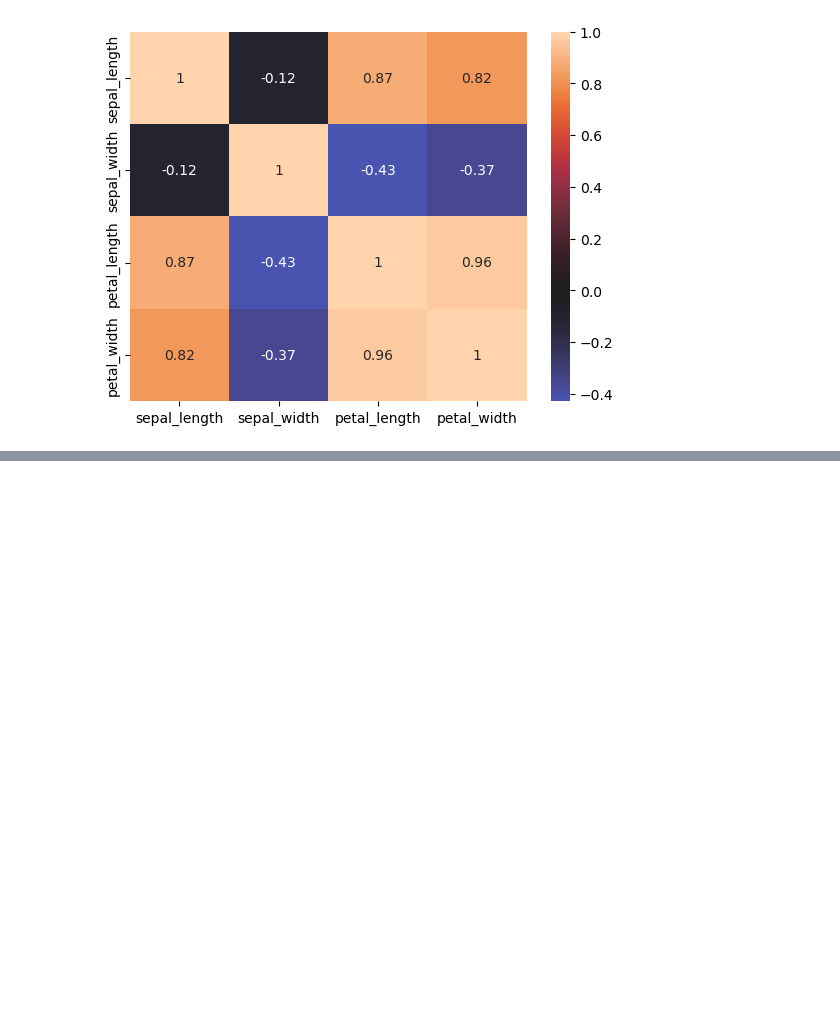
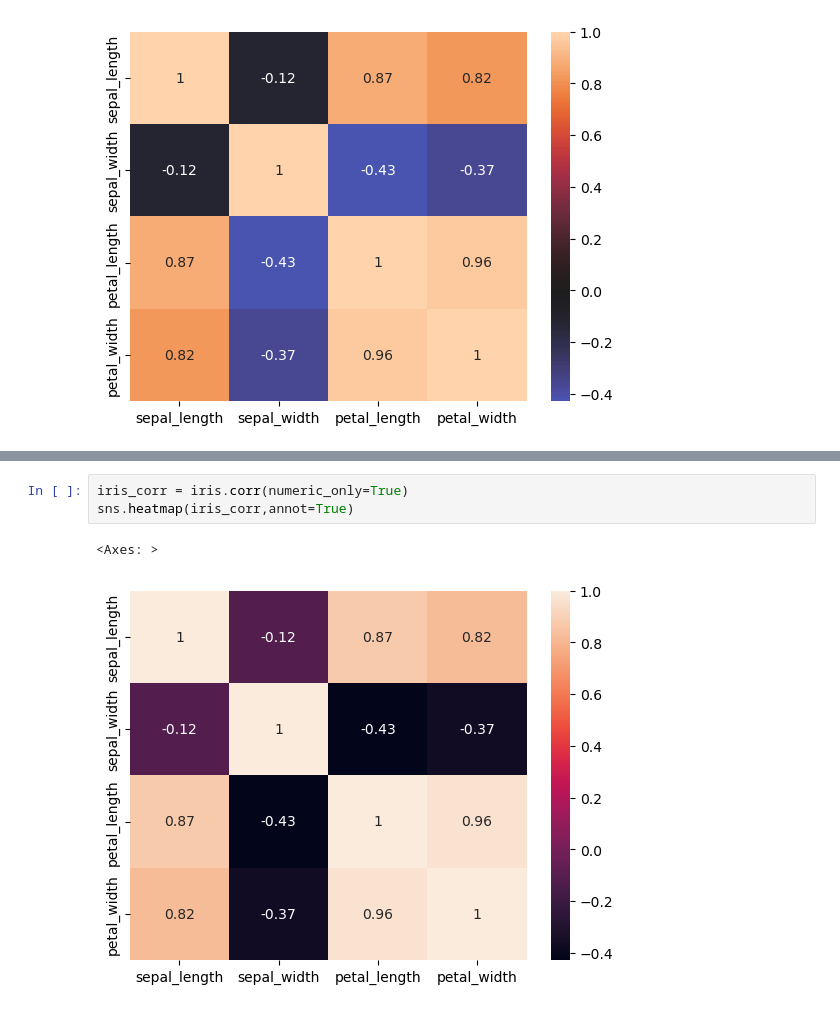
Before and after one commit to a-anuj/Data-Visualization, a Jupyter notebook: Practice-midsem/practice-mid.ipynb, the cells around one changed output, grey strips where cells are left out. Cells and saved outputs as stored; diff of their text form; blank space fills up the shorter version.

```diff
--- a/Practice-midsem/practice-mid.ipynb
+++ b/Practice-midsem/practice-mid.ipynb
@@ -364,0 +396,6 @@ sns.heatmap(data,center=0,annot=True)
+# %%
+iris_corr = iris.corr(numeric_only=True)
+sns.heatmap(iris_corr,annot=True)
+# %% [output]
+<Axes: >
+[figure, added]
```
Also changed, not shown: parts of 11 cells of this notebook.
